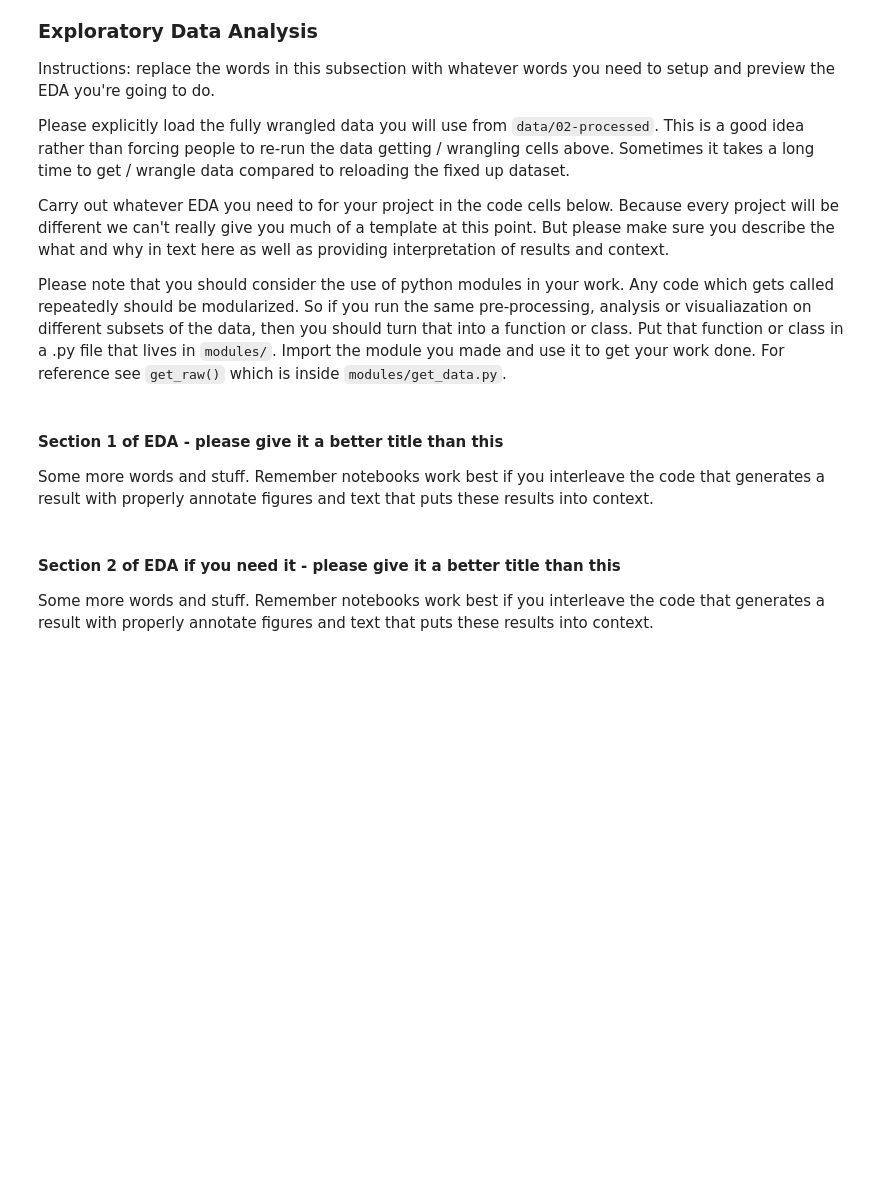
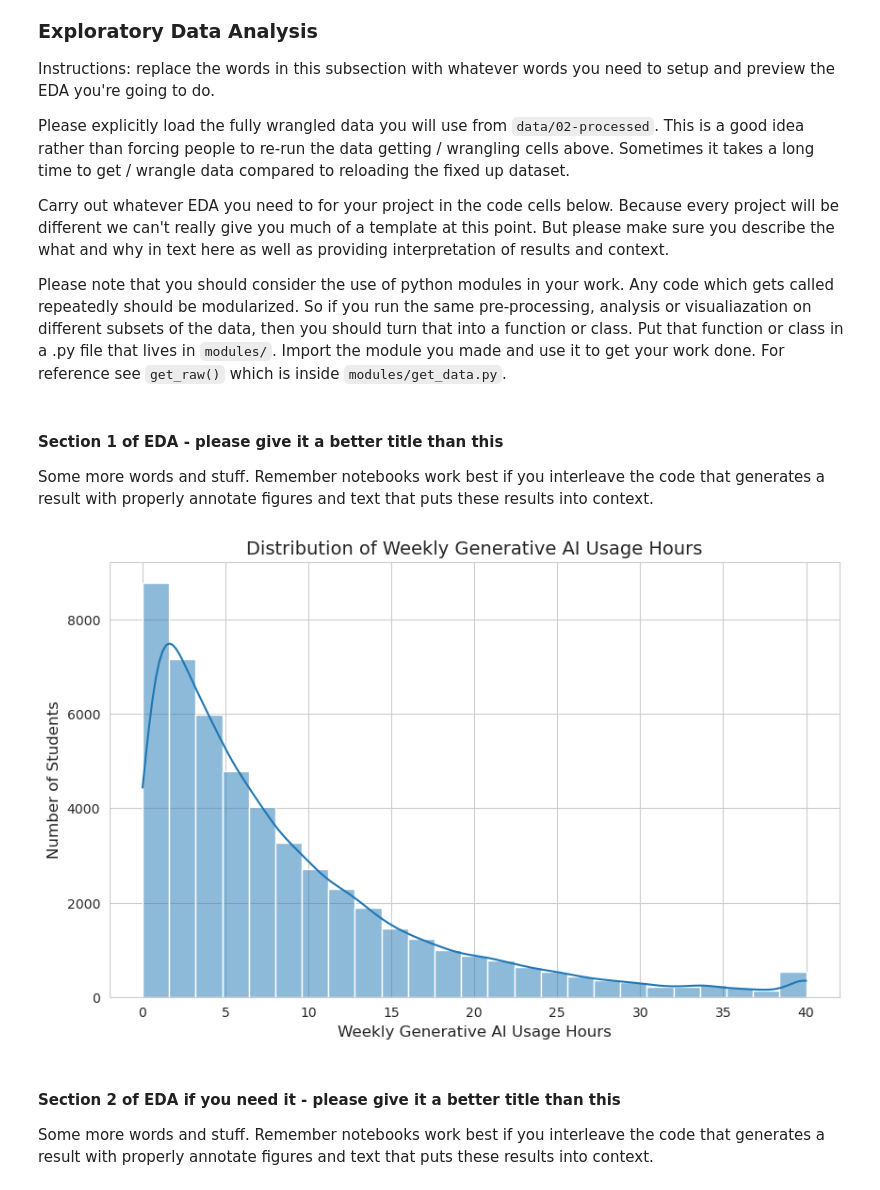
Before and after one commit to COGS108/Group-SP26-087, a Jupyter notebook: 02-EDACheckpoint.ipynb, the cells around one changed output. Cells and saved outputs as stored; diff of their text form; code cells hidden in the pictures; blank space fills up the shorter version.

Commit message:
Histogram

```diff
--- a/02-EDACheckpoint.ipynb
+++ b/02-EDACheckpoint.ipynb
@@ -343,3 +440,25 @@ Some more words and stuff.  Remember notebooks work best if you interleave the c
+# %%
+## YOUR CODE HERE
+# Load cleaned dataset
+df3 = pd.read_csv('data/02-processed/dataset3_cleaned.csv')
+
+# Create histogram to map Distribution of Weekly AI Usage
+sns.set_style("whitegrid")
+plt.figure(figsize=(10,6))
+
+sns.histplot(
+    df3['Weekly_GenAI_Hours'],
+    bins=20,
+    kde=True
+)
+
+plt.title('Distribution of Weekly Generative AI Usage Hours', fontsize=14)
+plt.xlabel('Weekly Generative AI Usage Hours', fontsize=12)
+plt.ylabel('Number of Students', fontsize=12)
+
+plt.show()
+# %% [output]
+[figure, added]
 # %% [markdown]
 #### Section 2 of EDA if you need it  - please give it a better title than this
 
```
Also changed, not shown: parts of 6 cells of this notebook.
